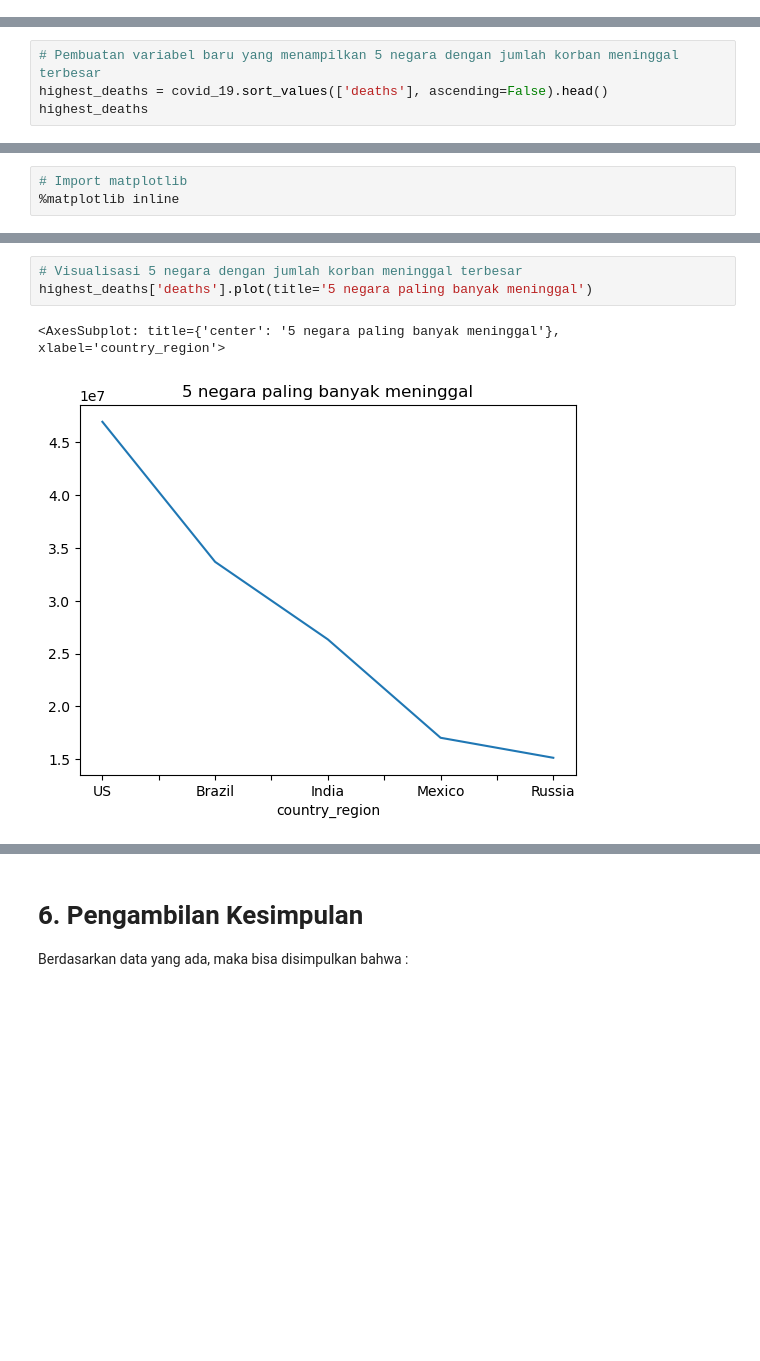
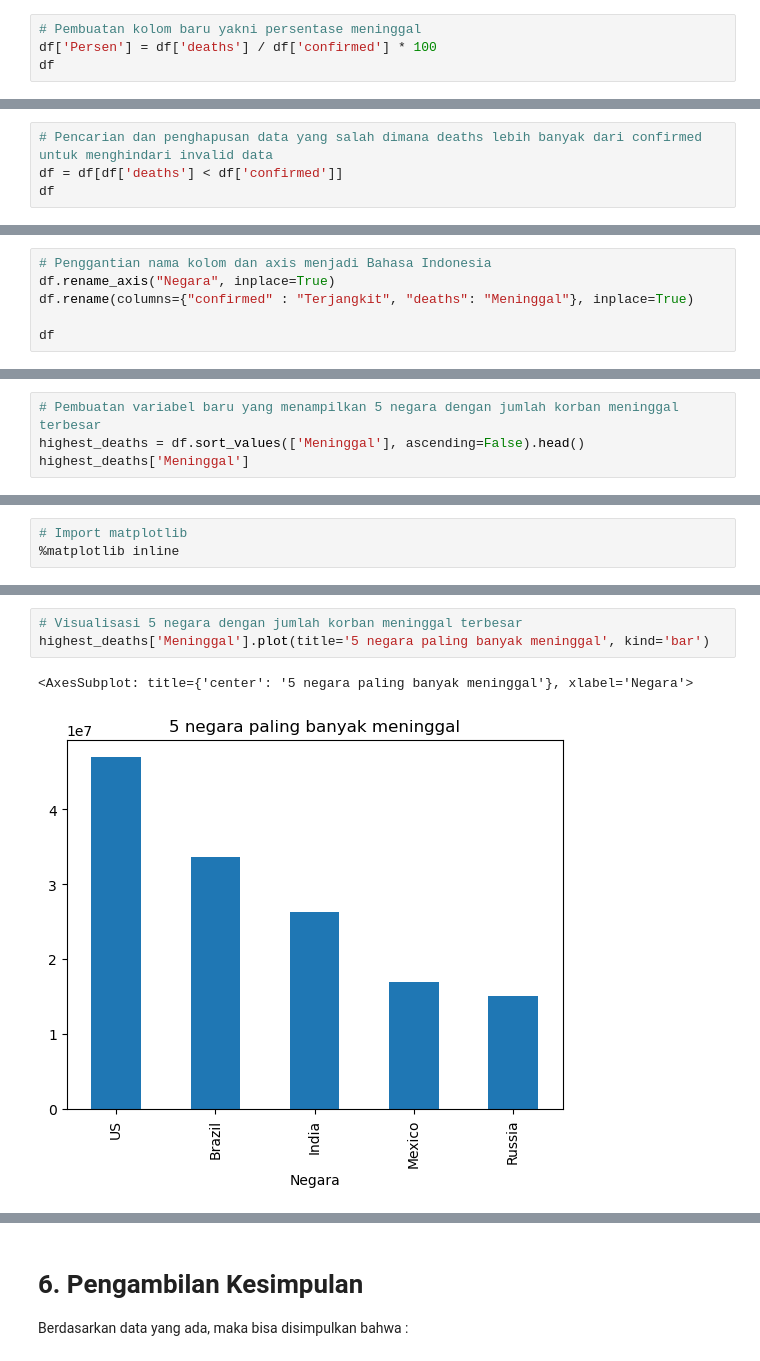
Before and after one commit to faizkurniawan322/Hacktiv8, a Jupyter notebook: phase0/Week1/h8dsft_P0W1_faiz_kurniawan.ipynb, the cells around one changed output, grey strips where cells are left out. Drawn from its saved outputs; the diff is of its cells as text; blank space fills up the shorter version.

```diff
--- a/phase0/Week1/h8dsft_P0W1_faiz_kurniawan.ipynb
+++ b/phase0/Week1/h8dsft_P0W1_faiz_kurniawan.ipynb
@@ -125,0 +127,4 @@ covid_19
+# %%
+# Pembuatan kolom baru yakni persentase meninggal
+df['Persen'] = df['deaths'] / df['confirmed'] * 100
+df
@@ -125,0 +146,4 @@ covid_19
+# %%
+# Pencarian dan penghapusan data yang salah dimana deaths lebih banyak dari confirmed untuk menghindari invalid data
+df = df[df['deaths'] < df['confirmed']]
+df
@@ -125,0 +165,6 @@ covid_19
+# %%
+# Penggantian nama kolom dan axis menjadi Bahasa Indonesia
+df.rename_axis("Negara", inplace=True)
+df.rename(columns={"confirmed" : "Terjangkit", "deaths": "Meninggal"}, inplace=True)
+
+df
@@ -171,5 +231,5 @@ lowest_confirmed
 # %%
 # Pembuatan variabel baru yang menampilkan 5 negara dengan jumlah korban meninggal terbesar
-highest_deaths = covid_19.sort_values(['deaths'], ascending=False).head()
-highest_deaths
+highest_deaths = df.sort_values(['Meninggal'], ascending=False).head()
+highest_deaths['Meninggal']
 # %% [output]
@@ -234,8 +294,8 @@ lowest_confirmed['confirmed'].plot(title='5 negara paling sedikit terjangkit')
 # %%
 # Visualisasi 5 negara dengan jumlah korban meninggal terbesar
-highest_deaths['deaths'].plot(title='5 negara paling banyak meninggal')
+highest_deaths['Meninggal'].plot(title='5 negara paling banyak meninggal', kind='bar')
 # %% [output]
-<AxesSubplot: title={'center': '5 negara paling banyak meninggal'}, xlabel='country_region'>
+<AxesSubplot: title={'center': '5 negara paling banyak meninggal'}, xlabel='Negara'>
-[figure, old version]
+[figure, new version]
 # %%
 # Visualisasi 5 negara dengan jumlah korban meninggal terkecil
```
Also changed, not shown: parts of 26 cells of this notebook.
